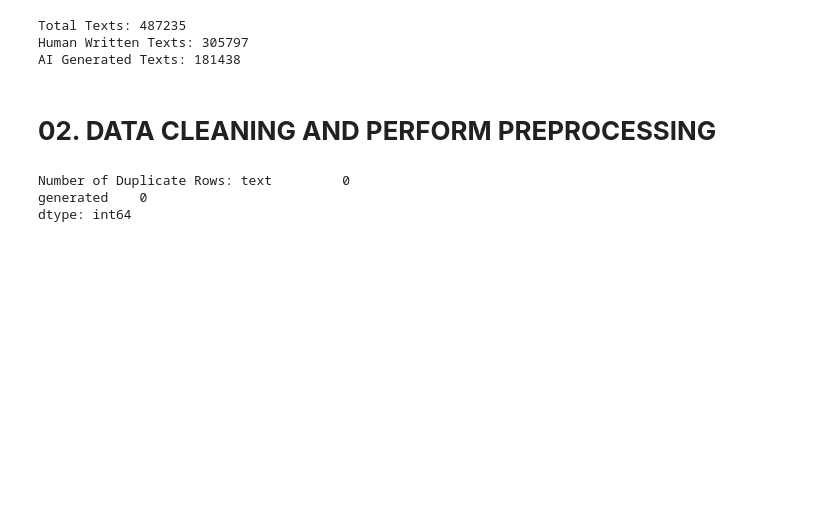
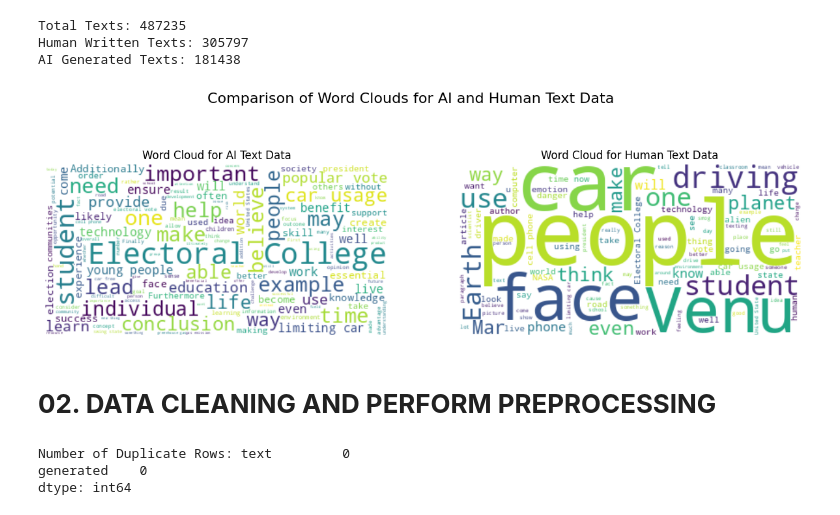
Before and after one commit to edojatheophilus/AI-vs-Human-Text-Detection, a Jupyter notebook: AI_human_txt_NLP_PROJECT.ipynb, the cells around one changed output. Saved outputs shown, nothing was run; the diff lists cells and outputs as text; code cells hidden in the pictures; blank space fills up the shorter version.

```diff
--- a/AI_human_txt_NLP_PROJECT.ipynb
+++ b/AI_human_txt_NLP_PROJECT.ipynb
@@ -111,6 +126,45 @@ print('AI Generated Texts:', ai_generated_txt_count )
 Total Texts: 487235
 Human Written Texts: 305797
 AI Generated Texts: 181438
+# %%
+#take a sample data from dataset
+df_zeros = df[df['generated'] == 0].head(10000)
+df_ones = df[df['generated'] == 1].head(10000)
+# %%
+new_df = pd.concat([df_zeros, df_ones], ignore_index=True)
+# %%
+df_new = new_df.copy()
+# %%
+#Comparison of Word clouds for AI and Human text Data
+
+import matplotlib.pyplot as plt
+from wordcloud import WordCloud
+
+# Separate data for AI-generated and human-generated text
+ai_text_data = ' '.join(df_new[df_new['generated'] == 1]['text'])
+human_text_data = ' '.join(df_new[df_new['generated'] == 0]['text'])
+
+# Create a figure with two subplots
+fig, axs = plt.subplots(1, 2, figsize=(15, 5))
+
+# Plot Word Cloud for AI-generated text
+if ai_text_data:
+    wordcloud_ai = WordCloud(background_color='white').generate(ai_text_data)
+    axs[0].imshow(wordcloud_ai, interpolation='bilinear')
+    axs[0].axis('off')
+    axs[0].set_title('Word Cloud for AI Text Data')
+
+# Plot Word Cloud for human-generated text
+if human_text_data:
+    wordcloud_human = WordCloud(background_color='white').generate(human_text_data)
+    axs[1].imshow(wordcloud_human, interpolation='bilinear')
+    axs[1].axis('off')
+    axs[1].set_title('Word Cloud for Human Text Data')
+
+plt.suptitle('Comparison of Word Clouds for AI and Human Text Data', fontsize=16)
+plt.show()
+# %% [output]
+[figure, added]
 # %% [markdown]
 # **02. DATA CLEANING AND PERFORM PREPROCESSING**
 # %%
```
Also changed, not shown: parts of 47 cells of this notebook.
